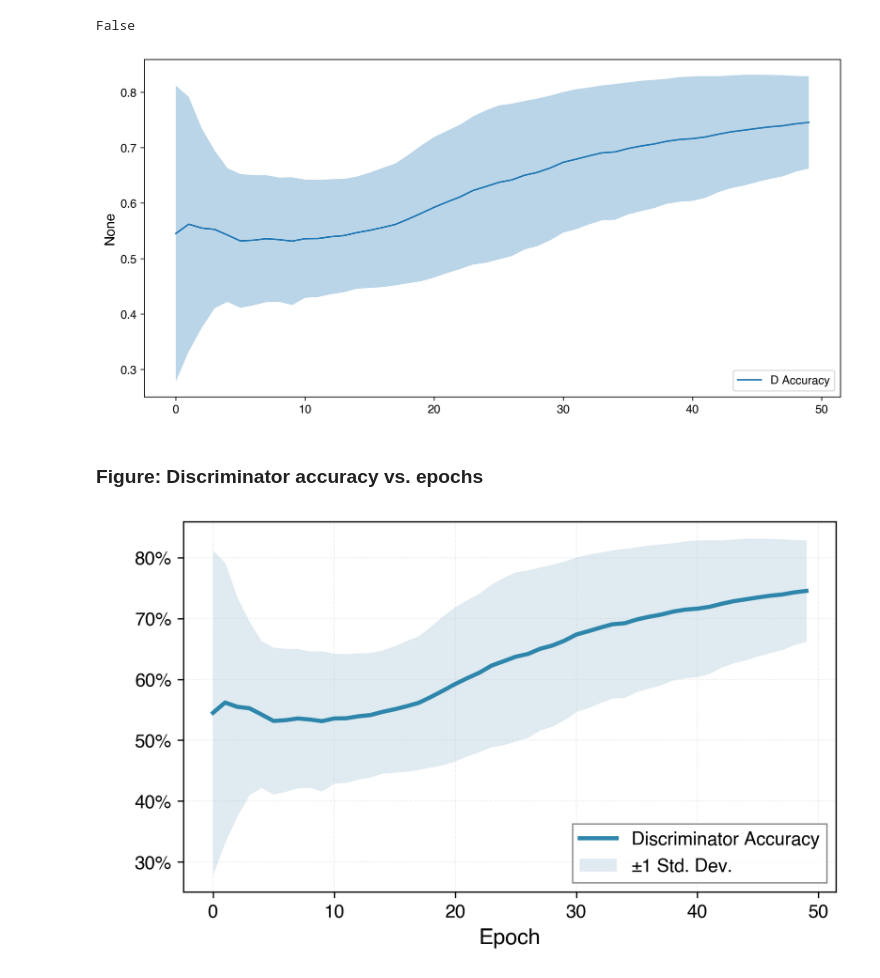
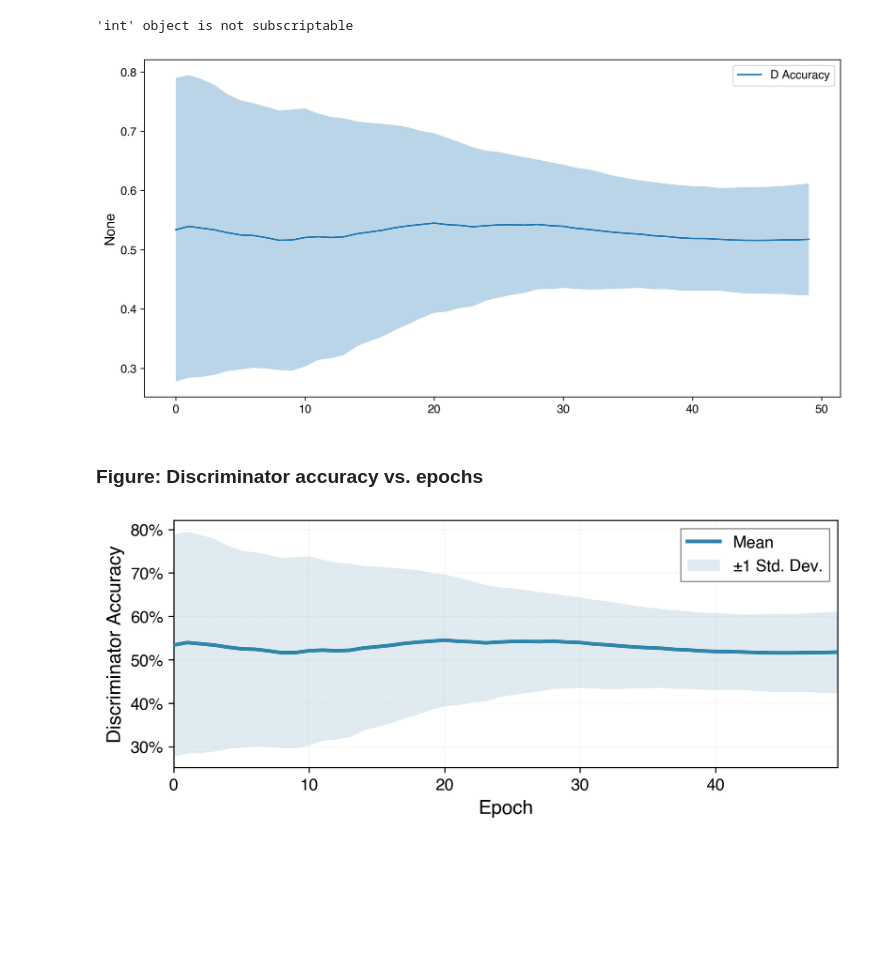
Before and after one commit to prajapati-incontrol/TapSEGNN, a Jupyter notebook: notebooks/create_figures.ipynb, the cells around one changed output. Drawn from its saved outputs; the diff is of its cells as text; code cells hidden in the pictures; blank space fills up the shorter version.

```diff
--- a/notebooks/create_figures.ipynb
+++ b/notebooks/create_figures.ipynb
@@ -10,9 +10,9 @@ import matplotlib.pyplot as plt
 parent_dir = os.path.abspath(os.path.join(os.getcwd(), '..'))
 sys.path.insert(0, parent_dir)
 # %%
-generated_data = joblib.load(parent_dir + f'/results/GAN_only/Oct1_all_seed_generated_data.pkl')
-simulated_v_pf_data = joblib.load(parent_dir + f'/results/GAN_only/Oct1_all_seed_simulated_v_pf_data.pkl')
-all_losses_seeds = joblib.load(parent_dir + f'/results/GAN_only/Oct1_all_seed_losses_data.pkl')
+generated_data = joblib.load(parent_dir + f'/results/GAN_only/Oct2_all_seed_generated_data.pkl')
+simulated_v_pf_data = joblib.load(parent_dir + f'/results/GAN_only/Oct2_all_seed_simulated_v_pf_data.pkl')
+all_losses_seeds = joblib.load(parent_dir + f'/results/GAN_only/Oct2_all_seed_losses_data.pkl')
 
 seeds = np.arange(len(generated_data.keys()))
 
@@ -33,12 +33,10 @@ for seed in seeds:
         simulated_v_pf_data_df[seed] = simulated_v_pf_data[seed]
     except Exception as e:
         print(e)
-# generated_v_df.dropna(axis='columns', inplace=True)
-# simulated_v_pf_data_df.dropna(axis='columns', inplace=True)
+generated_v_df.dropna(axis='columns', inplace=True)
+simulated_v_pf_data_df.dropna(axis='columns', inplace=True)
+# %% [output]
+'int' object is not subscriptable
-# %%
-any(generated_v_df.count().isna())
-# %% [output]
-False
 # %%
 val_d_losses_mean = all_val_d_losses_df.mean(axis=1)
 val_d_losses_std = all_val_d_losses_df.std(axis=1)
@@ -56,7 +54,7 @@ sns.lineplot(x=x, y=val_d_accuracies_mean, label='D Accuracy')
 ax.fill_between(x, val_d_accuracies_mean - val_d_accuracies_std, val_d_accuracies_mean + val_d_accuracies_std, alpha=0.3)
 plt.tight_layout()
 # %% [output]
-[figure, old version]
+[figure, new version]
 # %% [markdown]
 ### Figure: Discriminator accuracy vs. epochs
 # %%
@@ -75,7 +73,7 @@ plt.rcParams['axes.labelweight'] = 'normal'
 plt.rcParams['axes.titleweight'] = 'semibold'
 
 # Create figure with better proportions
-fig, ax = plt.subplots(figsize=(7, 4))
+fig, ax = plt.subplots(figsize=(8, 3))
 
 # Use a sophisticated color palette
 color = '#2E86AB'  # Professional blue
@@ -85,7 +83,7 @@ fill_color = '#A7C5D9'  # Lighter blue for confidence interval
 line = ax.plot(x, val_d_accuracies_mean,
                color=color,
                linewidth=2.5,
-               label='Discriminator Accuracy',
+               label='Mean',
                zorder=3)
 
 # Confidence interval with subtle transparency
@@ -100,43 +98,44 @@ ax.fill_between(x,
 
 # Styling improvements
 ax.set_xlabel('Epoch', fontweight='normal')
-ax.set_ylabel('  ', fontweight='normal')
+ax.set_ylabel('Discriminator Accuracy', fontweight='normal')
 # ax.set_title('Discriminator Performance During Training',
 #              fontweight='normal', pad=15)
 
 # Add grid for readability (subtle)
 ax.grid(True, alpha=0.2, linestyle='--', linewidth=0.5, zorder=1)
 ax.set_axisbelow(True)
+ax.set_xlim(0,49)
 
 # Set y-axis to percentage if needed (0-1 range)
 if val_d_accuracies_mean.max() <= 1.0:
     ax.yaxis.set_major_formatter(plt.FuncFormatter(lambda y, _: f'{y:.0%}'))
 
 # Clean up spines
 # ax.spines['top'].set_visible(False)
 # ax.spines['right'].set_visible()
 # ax.spines['left'].set_linewidth(0.8)
 # ax.spines['bottom'].set_linewidth(0.8)
 
 # Legend with refined styling
 legend = ax.legend(frameon=True,
                    loc='best',
                    framealpha=0.95,
                    edgecolor='gray',
                    fancybox=False,
                    shadow=False)
 legend.get_frame().set_linewidth(0.8)
 
 # Tight layout with padding
 # plt.tight_layout(pad=0.0)
 
 # Save as high-quality PDF and PNG
-plt.savefig('discriminator_accuracy.pdf', dpi=300, bbox_inches='tight')
+plt.savefig('FIG_discriminator_accuracy.pdf', dpi=300, bbox_inches='tight')
 # plt.savefig('discriminator_accuracy.png', dpi=300, bbox_inches='tight')
 
 plt.show()
 # %% [output]
-[figure, old version]
+[figure, new version]
 # %%
 val_d_losses_mean = all_val_d_losses_df.mean(axis=1)
 val_d_losses_std = all_val_d_losses_df.std(axis=1)
```
Also changed, not shown: parts of 8 cells of this notebook, 12 other files.
